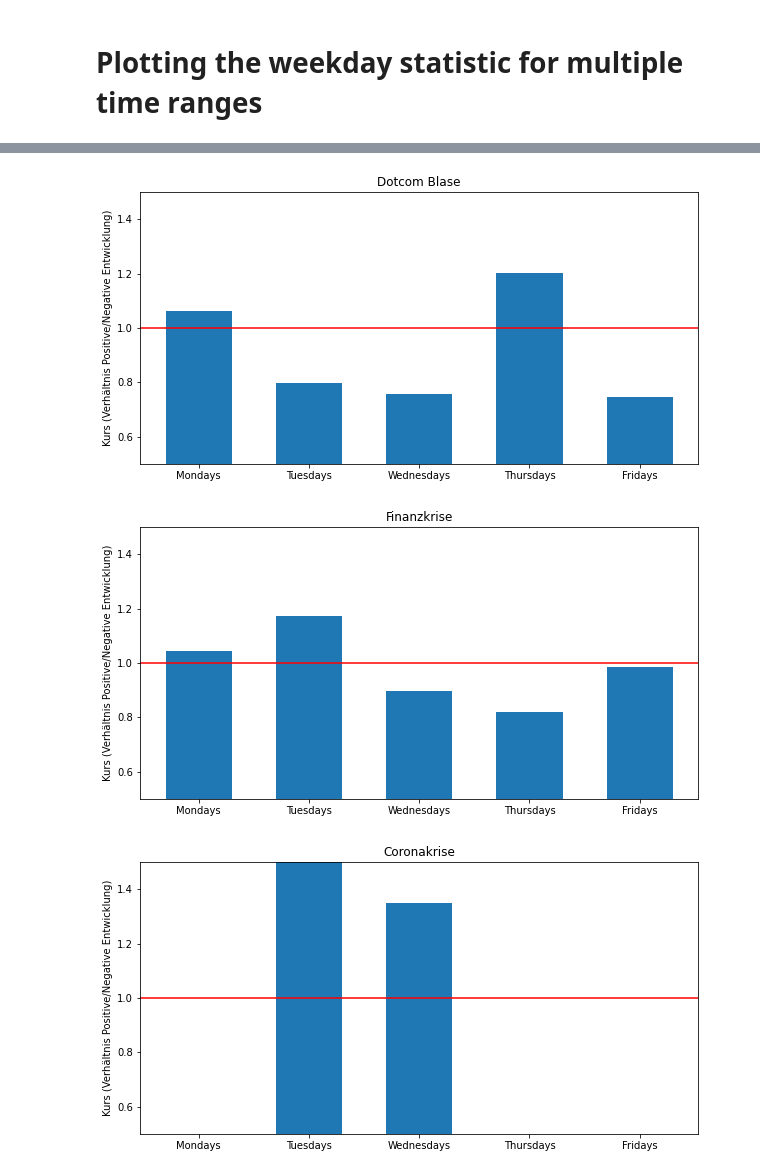
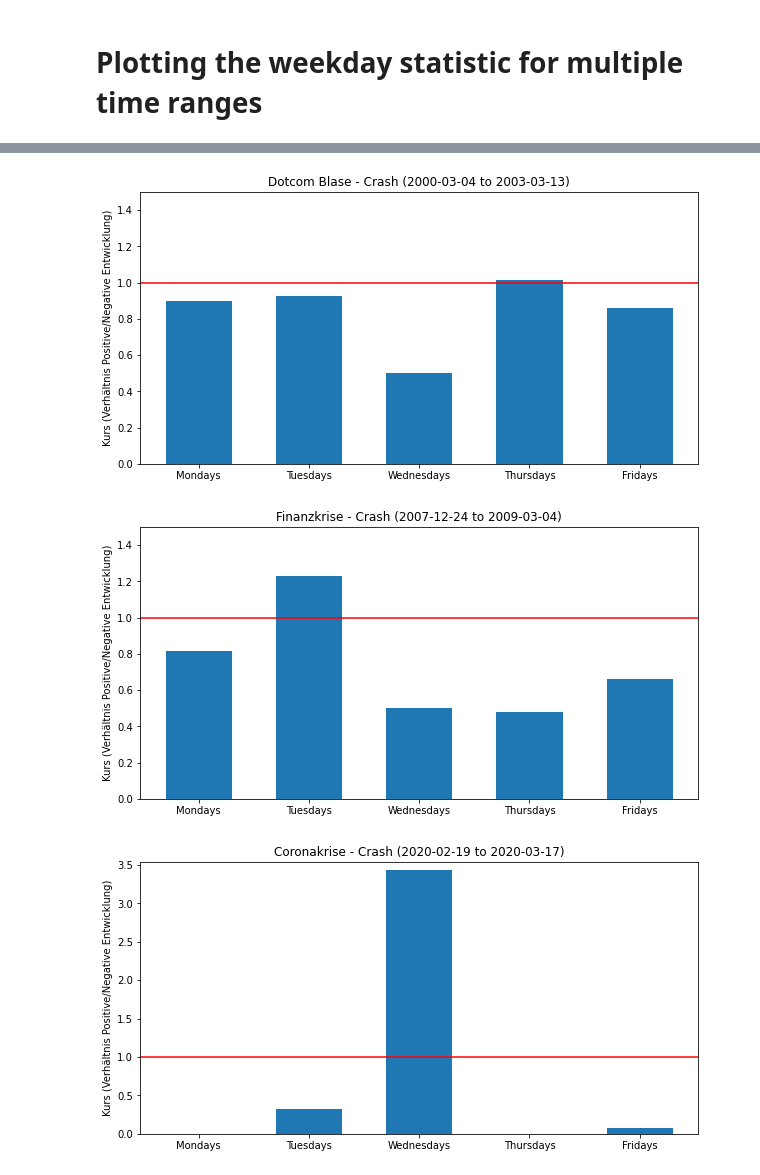
Before and after one commit to alexandermenze/wdk-analyse, a Jupyter notebook: src/main.ipynb, the cells around one changed output, grey strips where cells are left out. Saved outputs shown, nothing was run; the diff lists cells and outputs as text; code cells hidden in the pictures.

```diff
--- a/src/main.ipynb
+++ b/src/main.ipynb
@@ -33,13 +33,16 @@ def query_data_and_plot_statistic(isin, time_range):
     plt_x = list([c.weekday_names[s.weekday] for s in weekday_statistic])
     plt_values = list([s.total_ratio for s in weekday_statistic])
 
+    ymin = 0.5 if min(plt_values) >= 0.6 else 0
+    ymax = 1.5 if max(plt_values) <= 1.4 else max(plt_values) + 0.1
+
     fig = plt.figure(figsize = (10, 5))
 
     plt.bar(plt_x, plt_values, color = 'tab:blue', width = 0.6)
-    plt.ylim(0.5, 1.5)
+    plt.ylim(ymin, ymax)
     plt.axhline(y=1, color='r', linestyle='-')
     plt.ylabel("Kurs (Verhältnis Positive/Negative Entwicklung)")
-    plt.title(t.name)
+    plt.title(t.name + ' (' + t.start + ' to ' + t.end + ')')
     plt.show()
 # %% [markdown]
 # Load information from config files
@@ -122,9 +125,9 @@ time_ranges = [
     TimeRange("2010 - Today", "2010-01-01", "2022-12-31"),
     TimeRange("1990 - 2010", "1990-01-01", "2010-12-31"),
     TimeRange("2000 - Today", "2000-01-01", "2022-12-31"),
-    TimeRange("Dotcom Blase", "2001-01-01", "2003-12-31"),
-    TimeRange("Finanzkrise", "2007-01-01", "2009-12-31"),
-    TimeRange("Coronakrise", "2020-02-01", "2020-03-31"),
+    TimeRange("Dotcom Blase - Crash", "2000-03-04", "2003-03-13"),
+    TimeRange("Finanzkrise - Crash", "2007-12-24", "2009-03-04"),
+    TimeRange("Coronakrise - Crash", "2020-02-19", "2020-03-17"),
 ]
 
 for t in time_ranges:
@@ -139,3 +142,3 @@ for t in time_ranges:
-[figure, old version]
+[figure, new version]
-[figure, old version]
+[figure, new version]
-[figure, old version]
+[figure, new version]
```
Also changed, not shown: parts of 2 cells of this notebook.
